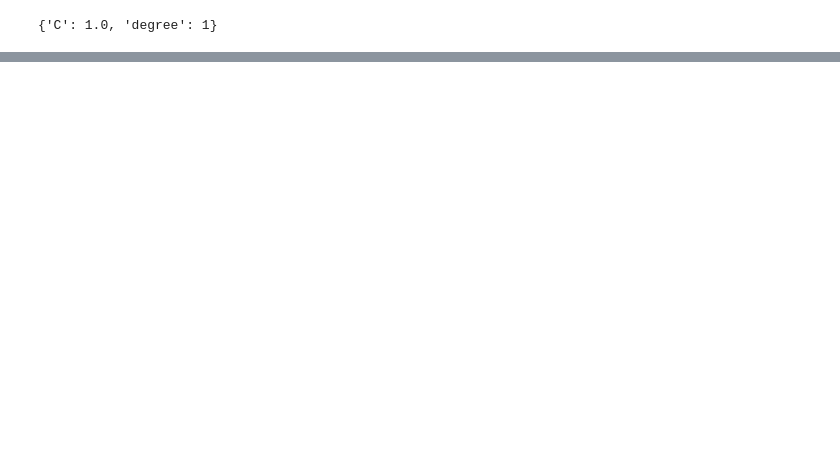
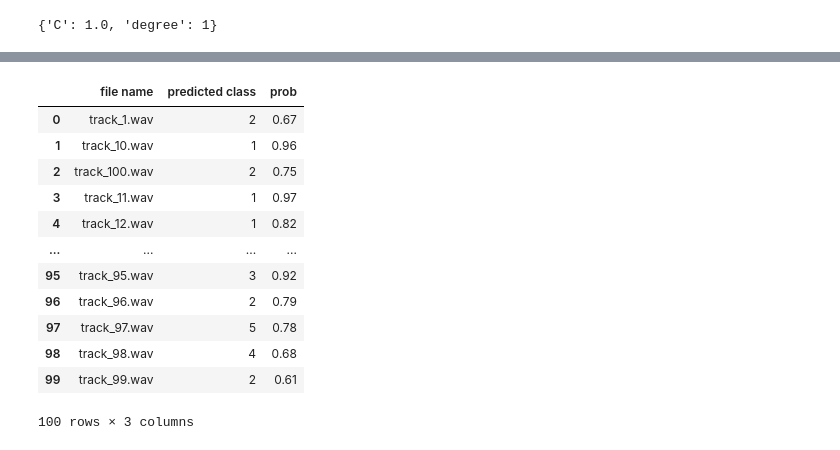
Before and after one commit to yummyKnight/ser_university_challenge, a Jupyter notebook: notebooks/mmfc.ipynb, the cells around one changed output, grey strips where cells are left out. Cells and saved outputs as stored; diff of their text form; code cells hidden in the pictures; blank space fills up the shorter version.

```diff
--- a/notebooks/mmfc.ipynb
+++ b/notebooks/mmfc.ipynb
@@ -613,0 +641,16 @@ full_df.to_csv("features_and_stat_full_2.csv", index=False)
+# %%
+estimators = [
+    ('mlp', MLPClassifier(hidden_layer_sizes=200, learning_rate='adaptive', solver='adam')),
+    ("rf", RandomForestClassifier(n_estimators=500, min_samples_leaf=2, max_features = 'sqrt',
+                                  max_depth= 90, bootstrap=False, random_state=51)),
+    ('lr', LogisticRegression("l2", C=0.01)),
+    ('svc', LinearSVC(C=0.01, dual=True, loss='hinge', random_state=51)),
+]
+clf = StackingClassifier(
+    estimators=estimators, final_estimator=LogisticRegression()
+)
+scaler = StandardScaler()
+X_test = scaler.fit_transform(features_cleared_df)
+X_train = scaler.transform(cleared_test)
+clf.fit(X_test, target)
+print("Done")
@@ -613,0 +680,8 @@ full_df.to_csv("features_and_stat_full_2.csv", index=False)
+# %%
+pred = clf.predict(X_train)
+pred_proba = clf.predict_proba(X_train)
+print(pred)
+print(pred_proba)
+max_prob_for_file = np.round(np.max(pred_proba, 1), 2)
+print(max_prob_for_file)
+df_res = pd.DataFrame({"file name" : names, "predicted class" : pred, "prob" : max_prob_for_file})
@@ -613,0 +706,17 @@ full_df.to_csv("features_and_stat_full_2.csv", index=False)
+# %%
+display(df_res)
+df_res.to_csv("results.csv", index=False)
+# %% [output]
+|  | file name | predicted class | prob |
+| 0 | track_1.wav | 2 | 0.67 |
+| 1 | track_10.wav | 1 | 0.96 |
+| 2 | track_100.wav | 2 | 0.75 |
+| 3 | track_11.wav | 1 | 0.97 |
+| 4 | track_12.wav | 1 | 0.82 |
+| ... | ... | ... | ... |
+| 95 | track_95.wav | 3 | 0.92 |
+| 96 | track_96.wav | 2 | 0.79 |
+| 97 | track_97.wav | 5 | 0.78 |
+| 98 | track_98.wav | 4 | 0.68 |
+| 99 | track_99.wav | 2 | 0.61 |
+100 rows × 3 columns
```
Also changed, not shown: parts of 21 cells of this notebook.
